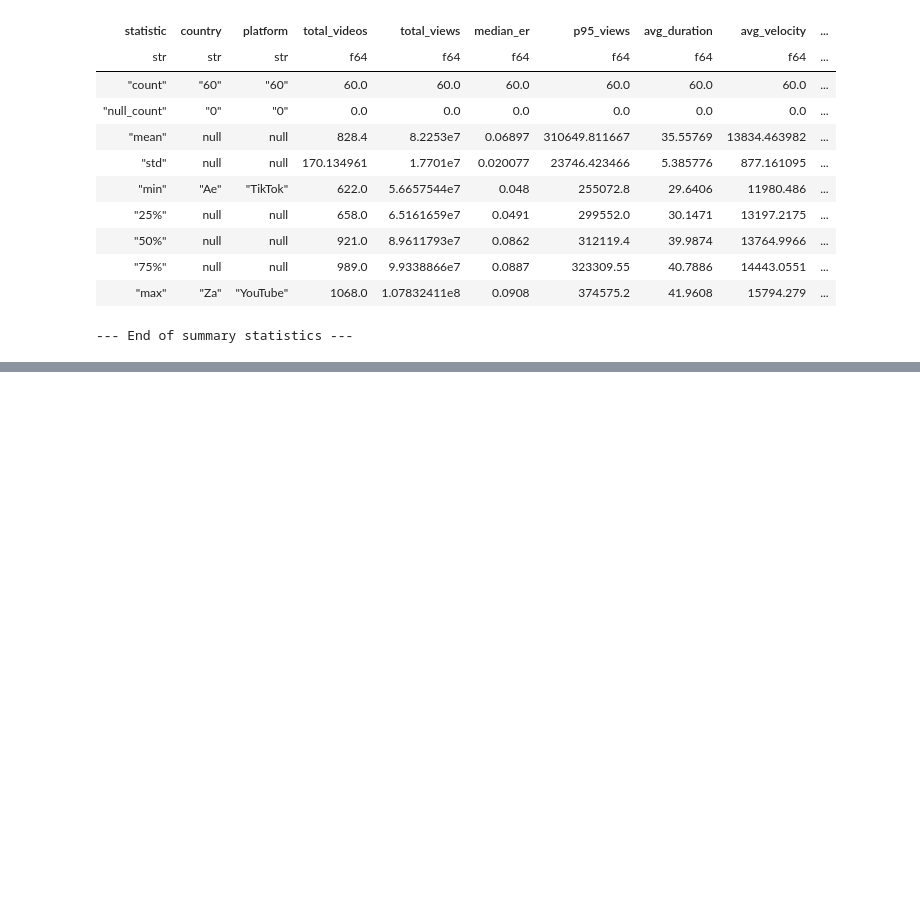
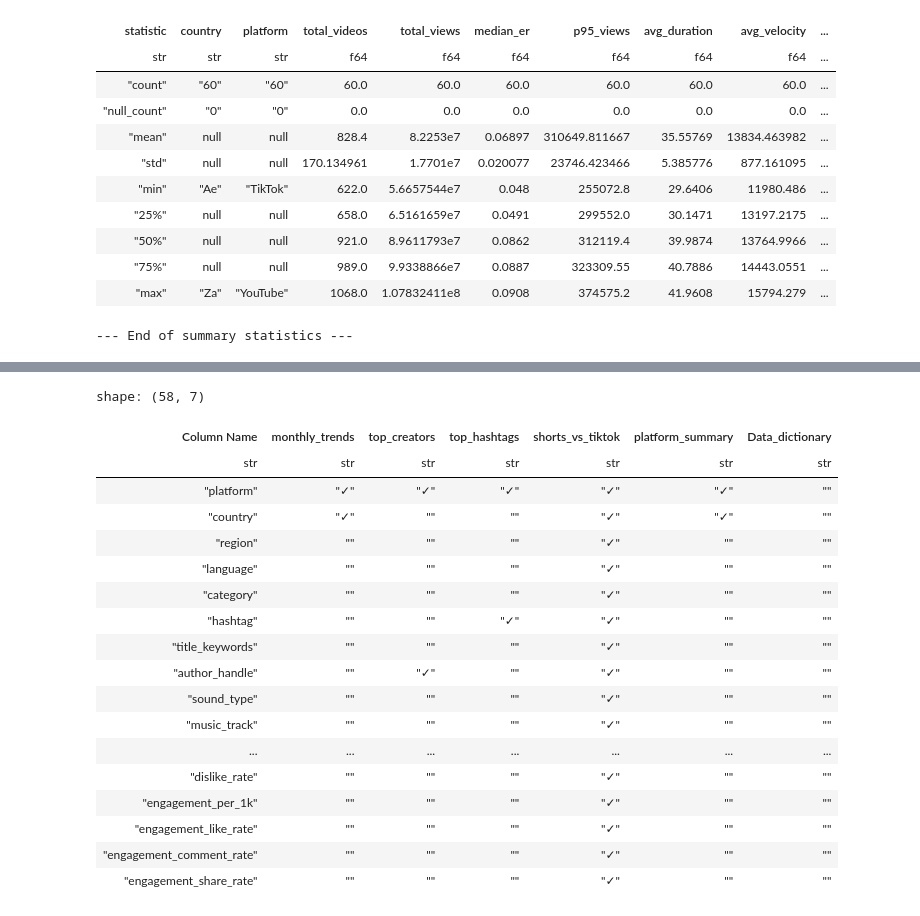
Before and after one commit to LeonTran29/YouTubeShorts-TikTok2025_Trends-Dataset, a Jupyter notebook: Process.ipynb, the cells around one changed output, grey strips where cells are left out. Drawn from its saved outputs; the diff is of its cells as text; code cells hidden in the pictures; blank space fills up the shorter version.

```diff
--- a/Process.ipynb
+++ b/Process.ipynb
@@ -401,0 +449,56 @@ Schema([('platform', String),
+# %%
+datasets = {
+    'monthly_trends': pl.read_csv('Dataset/monthly_trends_2025.csv'),
+    'top_creators': pl.read_csv('Dataset/top_creators_impact_2025.csv'),
+    'top_hashtags': pl.read_csv('Dataset/top_hashtags_2025.csv'),
+    'shorts_vs_tiktok': pl.read_csv('Dataset/youtube_shorts_tiktok_trends_2025.csv'),
+    'platform_summary': pl.read_csv('Dataset/country_platform_summary_2025.csv'),
+    'Data_dictionary': pl.read_csv('Dataset/DATA_DICTIONARY.csv')
+}
+
+columns_to_check = datasets['Data_dictionary']['column'].to_list()
+
+# Create a dictionary to hold the results
+summary_data = {dataset_name: [] for dataset_name in datasets.keys()}
+
+for col in columns_to_check:
+    for dataset_name, df in datasets.items():
+        # Check if the column exists in the current DataFrame
+        if col in df.columns:
+            summary_data[dataset_name].append('✓')
+        else:
+            summary_data[dataset_name].append('') # Empty string for better visualization
+
+# Add the columns to check as a list in the summary data
+summary_data['Column Name'] = columns_to_check
+
+# Convert the summary data to a Polars DataFrame
+summary_table = pl.DataFrame(summary_data)
+
+# Reorder the columns so that 'Column Name' is first
+ordered_cols = ['Column Name'] + list(datasets.keys())
+summary_table = summary_table.select(ordered_cols)
+
+# Display the final table
+with pl.Config(tbl_rows=-1, tbl_cols=-1):
+    display(summary_table)
+# %% [output]
+shape: (58, 7)
+| Column Name | monthly_trends | top_creators | top_hashtags | shorts_vs_tiktok | platform_summary | Data_dictionary |
+| str | str | str | str | str | str | str |
+| "platform" | "✓" | "✓" | "✓" | "✓" | "✓" | "" |
+| "country" | "✓" | "" | "" | "✓" | "✓" | "" |
+| "region" | "" | "" | "" | "✓" | "" | "" |
+| "language" | "" | "" | "" | "✓" | "" | "" |
+| "category" | "" | "" | "" | "✓" | "" | "" |
+| "hashtag" | "" | "" | "✓" | "✓" | "" | "" |
+| "title_keywords" | "" | "" | "" | "✓" | "" | "" |
+| "author_handle" | "" | "✓" | "" | "✓" | "" | "" |
+| "sound_type" | "" | "" | "" | "✓" | "" | "" |
+| "music_track" | "" | "" | "" | "✓" | "" | "" |
+| ... | ... | ... | ... | ... | ... | ... |
+| "dislike_rate" | "" | "" | "" | "✓" | "" | "" |
+| "engagement_per_1k" | "" | "" | "" | "✓" | "" | "" |
+| "engagement_like_rate" | "" | "" | "" | "✓" | "" | "" |
+| "engagement_comment_rate" | "" | "" | "" | "✓" | "" | "" |
+| "engagement_share_rate" | "" | "" | "" | "✓" | "" | "" |
```
Also changed, not shown: parts of 5 cells of this notebook.
